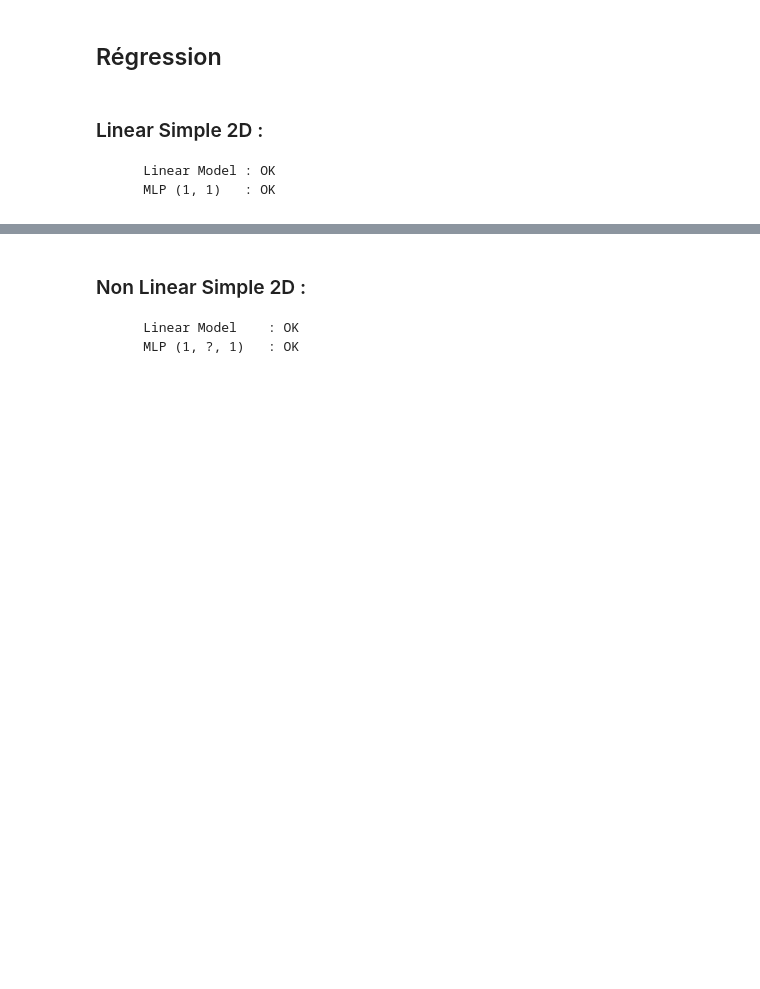
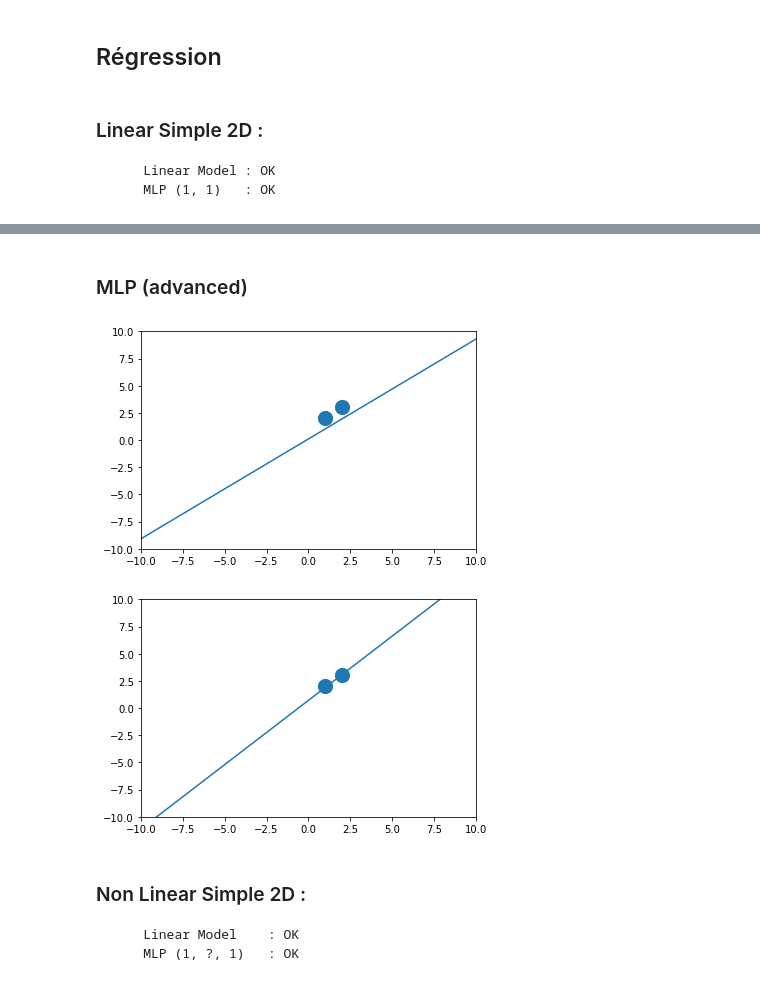
Before and after one commit to Levorilh/ml_python, a Jupyter notebook: Notebook___CAS_DE_TESTS.ipynb, the cells around one changed output, grey strips where cells are left out. Drawn from its saved outputs; the diff is of its cells as text; code cells hidden in the pictures; blank space fills up the shorter version.

```diff
--- a/Notebook___CAS_DE_TESTS.ipynb
+++ b/Notebook___CAS_DE_TESTS.ipynb
@@ -992,3 +1069,30 @@ plt.clf()
+# %% [markdown]
+### MLP (advanced)
+# %%
+model = create_mlp_model([1, 1])
+
+test_dataset_inputs = [i for i in range(-10, 11)]
+predicted_outputs = [predict_mlp_model_regression(model, [p])[0]  for p in test_dataset_inputs]
+
+plt.plot(test_dataset_inputs, predicted_outputs)
+plt.scatter([p[0] for p in X], Y, s=200)
+plt.axis([-10, 10, -10, 10])
+plt.show()
+
+train_regression_stochastic_gradient_backpropagation_mlp_model(model,
+                                                               X,
+                                                               Y)
+
+test_dataset_inputs = [i for i in range(-10, 11)]
+predicted_outputs = [predict_mlp_model_regression(model, [p])[0]  for p in test_dataset_inputs]
+
+plt.plot(test_dataset_inputs, predicted_outputs)
+plt.scatter([p[0] for p in X], Y, s=200)
+plt.axis([-10, 10, -10, 10])
+plt.show()
+# %% [output]
+[figure, added]
+[figure, added]
 # %% [markdown]
 ### Non Linear Simple 2D :
         Linear Model    : OK
```
Also changed, not shown: parts of 23 cells of this notebook, 2 other files.
